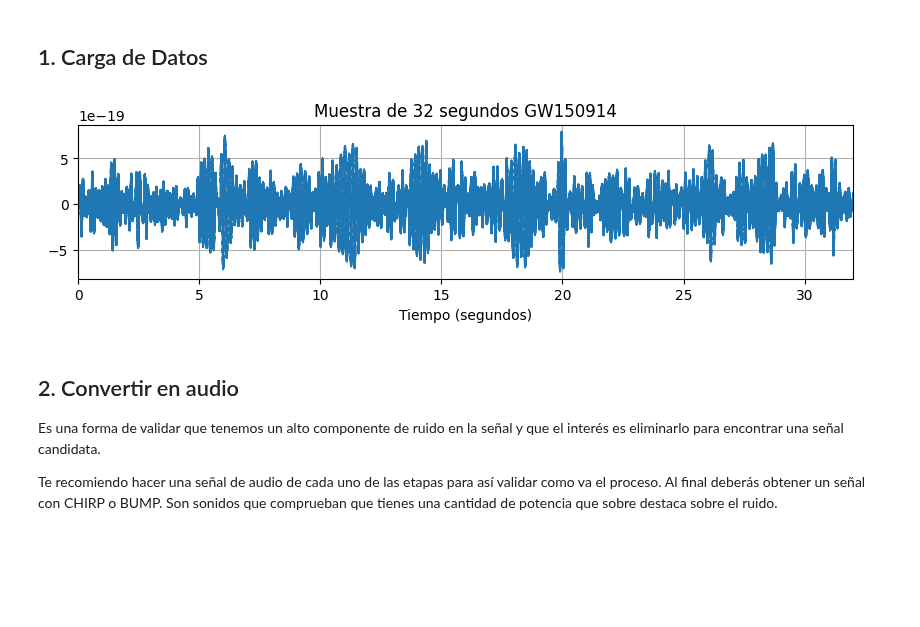
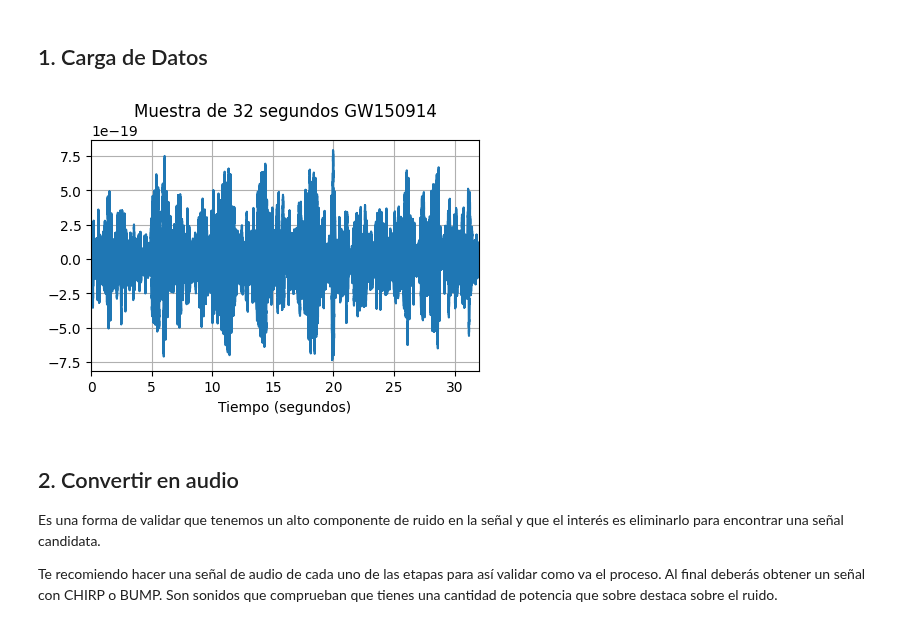
Before and after one commit to MatiasArmijo/Actividades-EIE-401-Matias-Armijo, a Jupyter notebook: proyecto-1/Proyecto_1_ArmijoMatias_204623155.ipynb, the cells around one changed output. Drawn from its saved outputs; the diff is of its cells as text; code cells hidden in the pictures; blank space fills up the shorter version.

```diff
--- a/proyecto-1/Proyecto_1_ArmijoMatias_204623155.ipynb
+++ b/proyecto-1/Proyecto_1_ArmijoMatias_204623155.ipynb
@@ -45,23 +45,23 @@ ruta_H1_32 = "GW150914_H1_strain_32_sec.txt"
 # %%
 fs = 16384     # Tasa de muestreo según archivo .txt
 duration = 32  # Duracion de la medicion GW150914
 
 # Vector de tiempo para la medicion completa de 32 segundos
 time = np.linspace(0,duration,duration*fs)
 
 # Carga de datos en la variable "strain"
 strain = np.loadtxt(ruta_H1_32, delimiter = ',', skiprows = 1, dtype=float)
 
 # Grafico de la medicion de 32 segundos (GW150914)
-plt.figure(figsize=(10,2))
+plt.figure(figsize=(5,3))
 plt.plot(time,strain)
 plt.xlabel("Tiempo (segundos)")
 plt.title('Muestra de 32 segundos GW150914')
 plt.xlim(min(time),max(time))
 plt.grid()
 plt.show()
 # %% [output]
-[figure, old version]
+[figure, new version]
 # %% [markdown]
 ## 2. Convertir en audio
 Es una forma de validar que tenemos un alto componente de ruido en la señal y que el interés es eliminarlo para encontrar una señal candidata.
```
Also changed, not shown: parts of 3 cells of this notebook, 2 other files.
